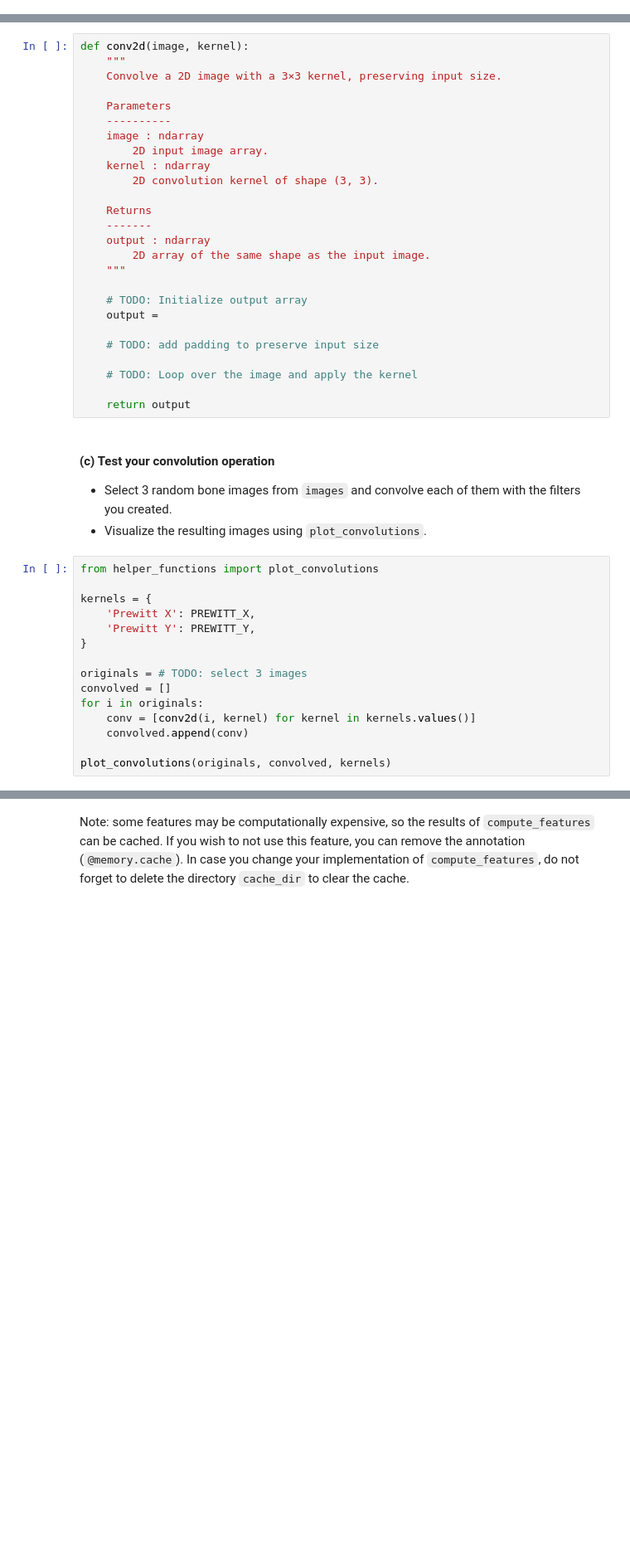
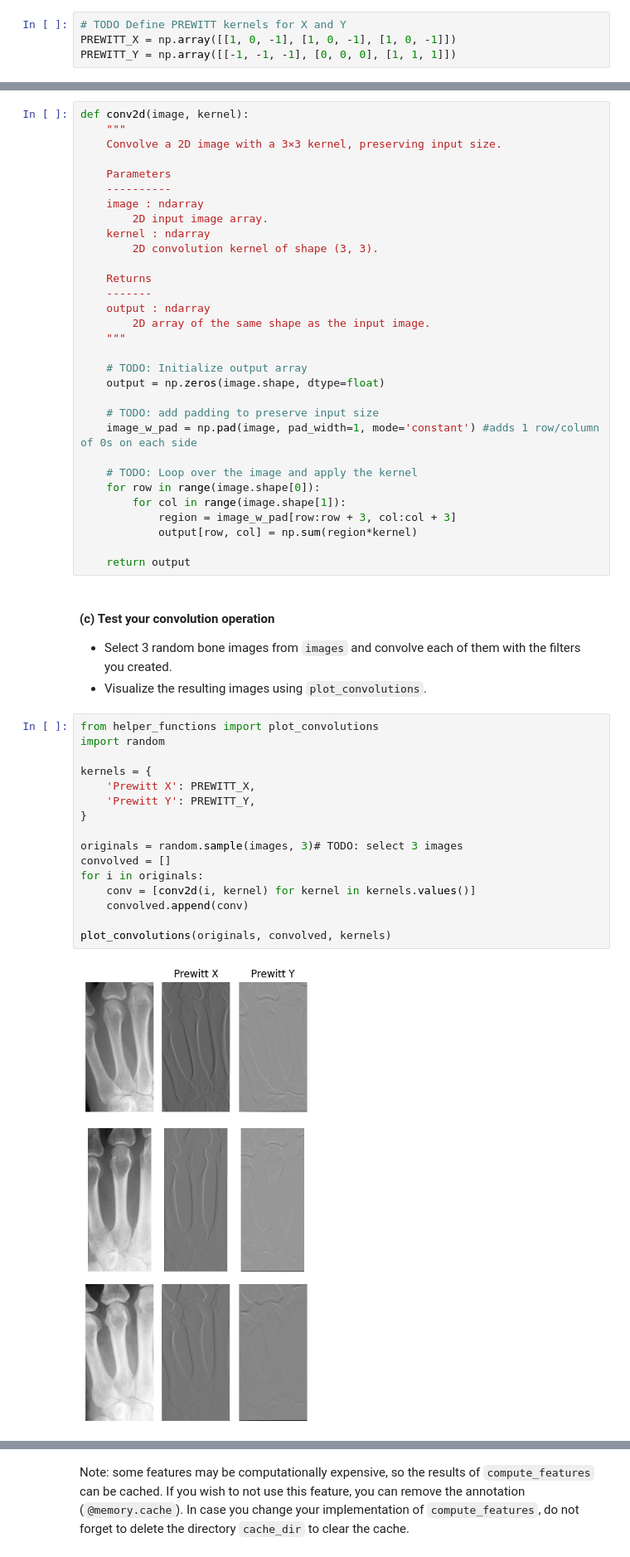
Before and after one commit to EmirSoftic/boneseg_MedImageML_ass2, a Jupyter notebook: notebook.ipynb, the cells around one changed output, grey strips where cells are left out. Shown at 83% size. Cells and saved outputs as stored; diff of their text form; blank space fills up the shorter version.

```diff
--- a/notebook.ipynb
+++ b/notebook.ipynb
@@ -242,3 +240,7 @@ Create 2 edge detection kernels (image filters) represented as matrices (Fx, Fy)
+# %%
+# TODO Define PREWITT kernels for X and Y
+PREWITT_X = np.array([[1, 0, -1], [1, 0, -1], [1, 0, -1]])
+PREWITT_Y = np.array([[-1, -1, -1], [0, 0, 0], [1, 1, 1]])
 # %% [markdown]
 #### (b) Convolution operation
 - Implement the convolution operation on your own as function `conv2d` with input parameters `image` representing a 2D image of size [m, n] and `kernel` representing a `3x3` filter kernel.
@@ -262,11 +264,16 @@ def conv2d(image, kernel):
     """
 
     # TODO: Initialize output array
-    output =
+    output = np.zeros(image.shape, dtype=float)
 
     # TODO: add padding to preserve input size
+    image_w_pad = np.pad(image, pad_width=1, mode='constant') #adds 1 row/column of 0s on each side
 
     # TODO: Loop over the image and apply the kernel
+    for row in range(image.shape[0]):
+        for col in range(image.shape[1]):
+            region = image_w_pad[row:row + 3, col:col + 3]
+            output[row, col] = np.sum(region*kernel)
 
     return output
 # %% [markdown]
@@ -275,19 +282,22 @@ def conv2d(image, kernel):
 - Visualize the resulting images using `plot_convolutions`.
 # %%
 from helper_functions import plot_convolutions
+import random
 
 kernels = {
     'Prewitt X': PREWITT_X,
     'Prewitt Y': PREWITT_Y,
 }
 
-originals = # TODO: select 3 images
+originals = random.sample(images, 3)# TODO: select 3 images
 convolved = []
 for i in originals:
     conv = [conv2d(i, kernel) for kernel in kernels.values()]
     convolved.append(conv)
 
 plot_convolutions(originals, convolved, kernels)
+# %% [output]
+[figure, added]
 # %% [markdown]
 ### 2.2. Image Feature Computation
 - Implement `compute_features(image)` which returns a feature matrix of size `[nfeatures, npixels]` of an image, including the following features:
```
Also changed, not shown: parts of 3 cells of this notebook.
